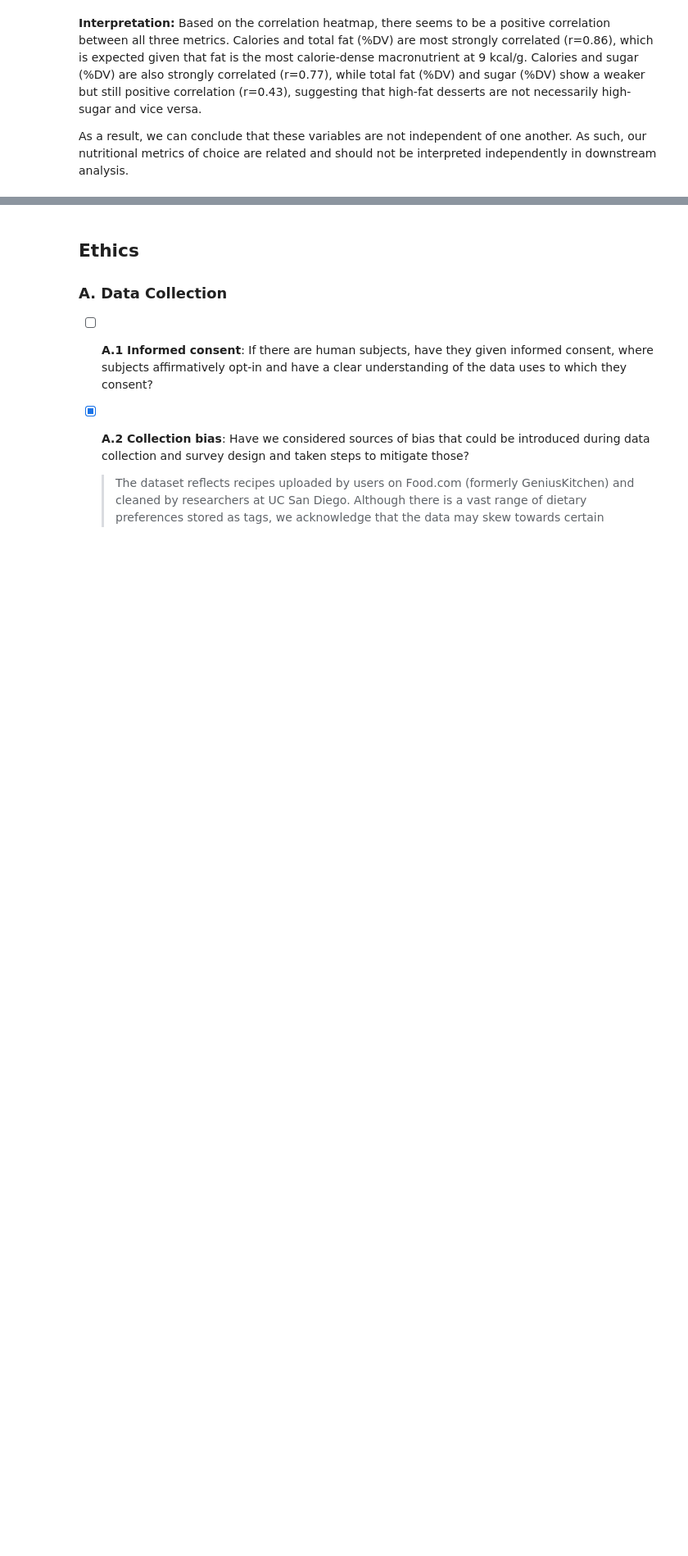
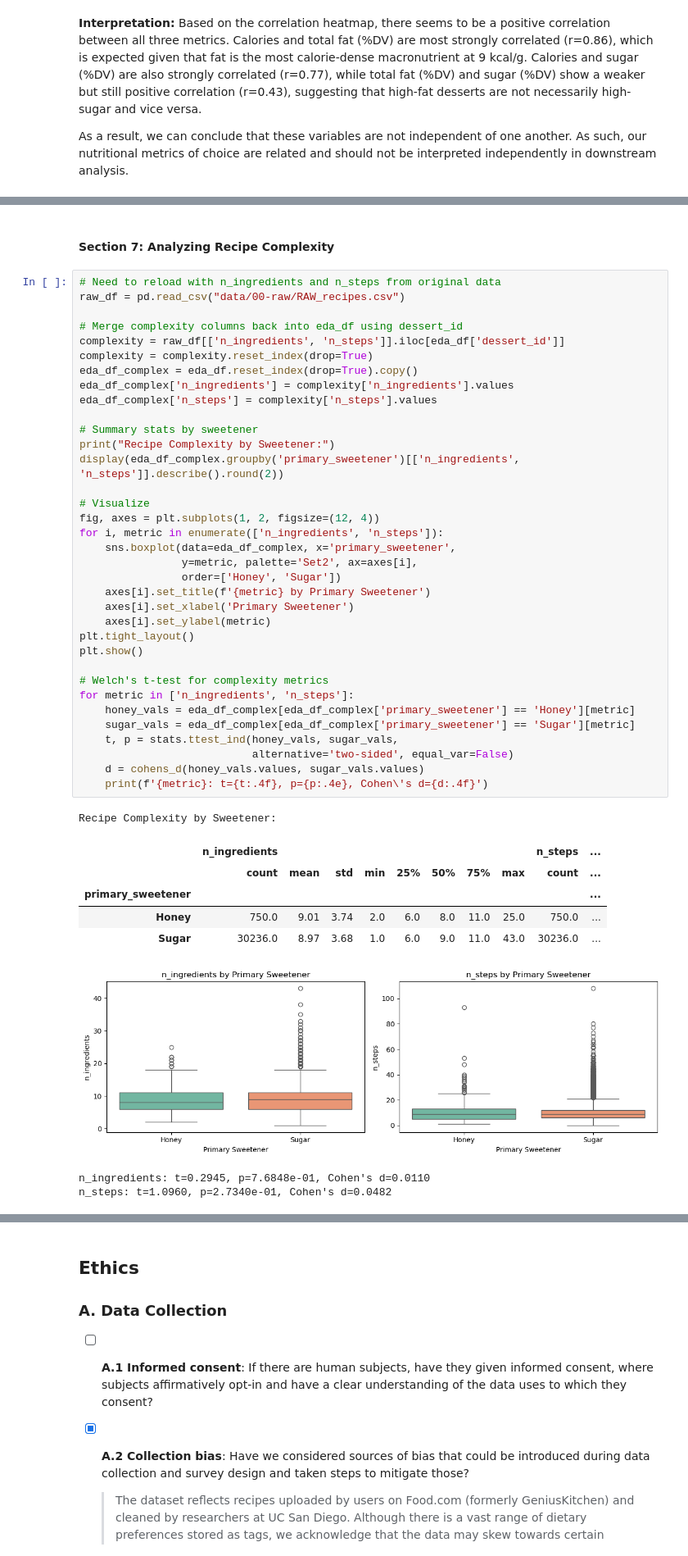
Before and after one commit to Doku98/Group047_WI26, a Jupyter notebook: 02-EDACheckpoint.ipynb, the cells around one changed output, grey strips where cells are left out. Shown at 82% size. Saved outputs shown, nothing was run; the diff lists cells and outputs as text; blank space fills up the shorter version.

```diff
--- a/02-EDACheckpoint.ipynb
+++ b/02-EDACheckpoint.ipynb
@@ -653,0 +804,47 @@ As a result, we can conclude that these variables are not independent of one ano
+# %% [markdown]
+#### Section 7: Analyzing Recipe Complexity
+# %%
+# Need to reload with n_ingredients and n_steps from original data
+raw_df = pd.read_csv("data/00-raw/RAW_recipes.csv")
+
+# Merge complexity columns back into eda_df using dessert_id
+complexity = raw_df[['n_ingredients', 'n_steps']].iloc[eda_df['dessert_id']]
+complexity = complexity.reset_index(drop=True)
+eda_df_complex = eda_df.reset_index(drop=True).copy()
+eda_df_complex['n_ingredients'] = complexity['n_ingredients'].values
+eda_df_complex['n_steps'] = complexity['n_steps'].values
+
+# Summary stats by sweetener
+print("Recipe Complexity by Sweetener:")
+display(eda_df_complex.groupby('primary_sweetener')[['n_ingredients', 'n_steps']].describe().round(2))
+
+# Visualize
+fig, axes = plt.subplots(1, 2, figsize=(12, 4))
+for i, metric in enumerate(['n_ingredients', 'n_steps']):
+    sns.boxplot(data=eda_df_complex, x='primary_sweetener',
+                y=metric, palette='Set2', ax=axes[i],
+                order=['Honey', 'Sugar'])
+    axes[i].set_title(f'{metric} by Primary Sweetener')
+    axes[i].set_xlabel('Primary Sweetener')
+    axes[i].set_ylabel(metric)
+plt.tight_layout()
+plt.show()
+
+# Welch's t-test for complexity metrics
+for metric in ['n_ingredients', 'n_steps']:
+    honey_vals = eda_df_complex[eda_df_complex['primary_sweetener'] == 'Honey'][metric]
+    sugar_vals = eda_df_complex[eda_df_complex['primary_sweetener'] == 'Sugar'][metric]
+    t, p = stats.ttest_ind(honey_vals, sugar_vals,
+                           alternative='two-sided', equal_var=False)
+    d = cohens_d(honey_vals.values, sugar_vals.values)
+    print(f'{metric}: t={t:.4f}, p={p:.4e}, Cohen\'s d={d:.4f}')
+# %% [output]
+Recipe Complexity by Sweetener:
+|  | n_ingredients |  |  |  |  |  |  |  | n_steps | ... |
+|  | count | mean | std | min | 25% | 50% | 75% | max | count | ... |
+| primary_sweetener |  |  |  |  |  |  |  |  |  | ... |
+| Honey | 750.0 | 9.01 | 3.74 | 2.0 | 6.0 | 8.0 | 11.0 | 25.0 | 750.0 | ... |
+| Sugar | 30236.0 | 8.97 | 3.68 | 1.0 | 6.0 | 9.0 | 11.0 | 43.0 | 30236.0 | ... |
+[figure, added]
+n_ingredients: t=0.2945, p=7.6848e-01, Cohen's d=0.0110
+n_steps: t=1.0960, p=2.7340e-01, Cohen's d=0.0482
```
Also changed, not shown: parts of 12 cells of this notebook.
